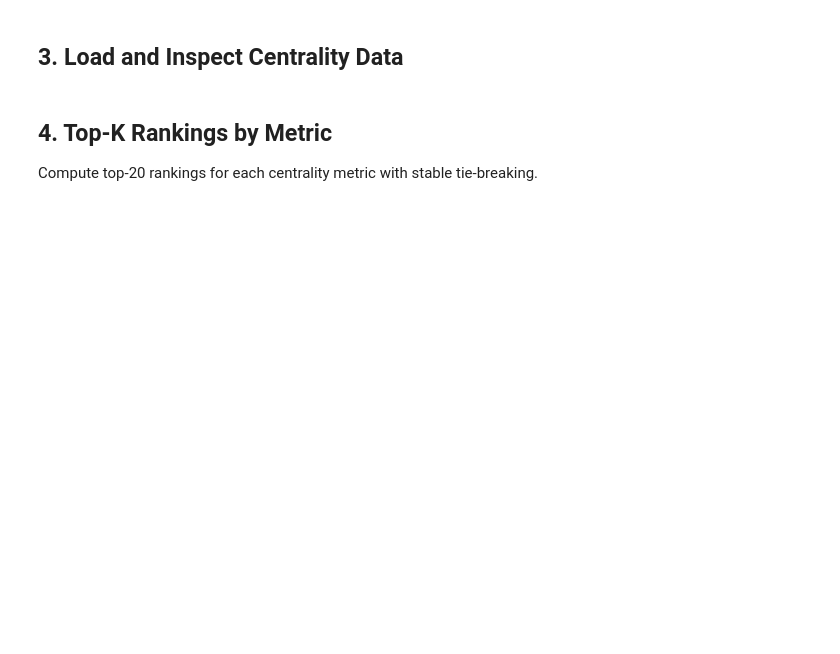
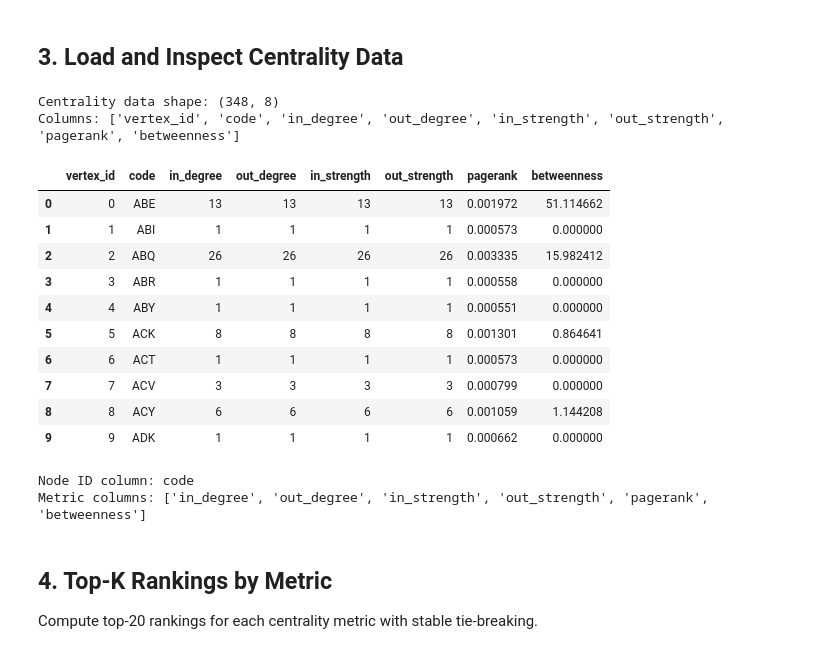
Before and after one commit to SergeyFedorchenko/network_science_VTSL, a Jupyter notebook: analysis/notebooks/03_centrality__rankings_and_mechanisms.ipynb, the cells around one changed output. Drawn from its saved outputs; the diff is of its cells as text; code cells hidden in the pictures; blank space fills up the shorter version.

```diff
--- a/analysis/notebooks/03_centrality__rankings_and_mechanisms.ipynb
+++ b/analysis/notebooks/03_centrality__rankings_and_mechanisms.ipynb
@@ -116,29 +134,45 @@ else:
 # %%
 # ============================================================================
 # LOAD AND INSPECT CENTRALITY DATA
 # ============================================================================
 
 centrality_df = None
 if primary_centrality_file:
     centrality_df = safe_load_parquet(primary_centrality_file)
 
 if centrality_df is not None:
     print(f"Centrality data shape: {centrality_df.shape}")
     print(f"Columns: {centrality_df.columns}")
     display(centrality_df.head(10).to_pandas())
 
     # Identify node ID column
-    id_col = next((c for c in ["airport", "node", "ORIGIN", "id", "name"] if c in centrality_df.columns), None)
+    id_col = next((c for c in ["code", "airport", "node", "ORIGIN", "id", "name"] if c in centrality_df.columns), None)
     print(f"\nNode ID column: {id_col}")
 
-    # Identify numeric metric columns
+    # Identify numeric metric columns (exclude vertex_id as it's an index)
     numeric_cols = [c for c in centrality_df.columns if centrality_df[c].dtype in [pl.Float64, pl.Float32, pl.Int64, pl.Int32]]
-    metric_cols = [c for c in numeric_cols if c != id_col and not c.startswith("_")]
+    metric_cols = [c for c in numeric_cols if c != id_col and c != "vertex_id" and not c.startswith("_")]
     print(f"Metric columns: {metric_cols}")
 else:
     print("Not available: centrality data could not be loaded")
     id_col = None
     metric_cols = []
+# %% [output]
+Centrality data shape: (348, 8)
+Columns: ['vertex_id', 'code', 'in_degree', 'out_degree', 'in_strength', 'out_strength', 'pagerank', 'betweenness']
+|  | vertex_id | code | in_degree | out_degree | in_strength | out_strength | pagerank | betweenness |
+| 0 | 0 | ABE | 13 | 13 | 13 | 13 | 0.001972 | 51.114662 |
+| 1 | 1 | ABI | 1 | 1 | 1 | 1 | 0.000573 | 0.000000 |
+| 2 | 2 | ABQ | 26 | 26 | 26 | 26 | 0.003335 | 15.982412 |
+| 3 | 3 | ABR | 1 | 1 | 1 | 1 | 0.000558 | 0.000000 |
+| 4 | 4 | ABY | 1 | 1 | 1 | 1 | 0.000551 | 0.000000 |
+| 5 | 5 | ACK | 8 | 8 | 8 | 8 | 0.001301 | 0.864641 |
+| 6 | 6 | ACT | 1 | 1 | 1 | 1 | 0.000573 | 0.000000 |
+| 7 | 7 | ACV | 3 | 3 | 3 | 3 | 0.000799 | 0.000000 |
+| 8 | 8 | ACY | 6 | 6 | 6 | 6 | 0.001059 | 1.144208 |
+| 9 | 9 | ADK | 1 | 1 | 1 | 1 | 0.000662 | 0.000000 |
+Node ID column: code
+Metric columns: ['in_degree', 'out_degree', 'in_strength', 'out_strength', 'pagerank', 'betweenness']
 # %% [markdown]
 <a id="top-k"></a>
 ## 4. Top-K Rankings by Metric
```
Also changed, not shown: parts of 10 cells of this notebook, 9 other files.
